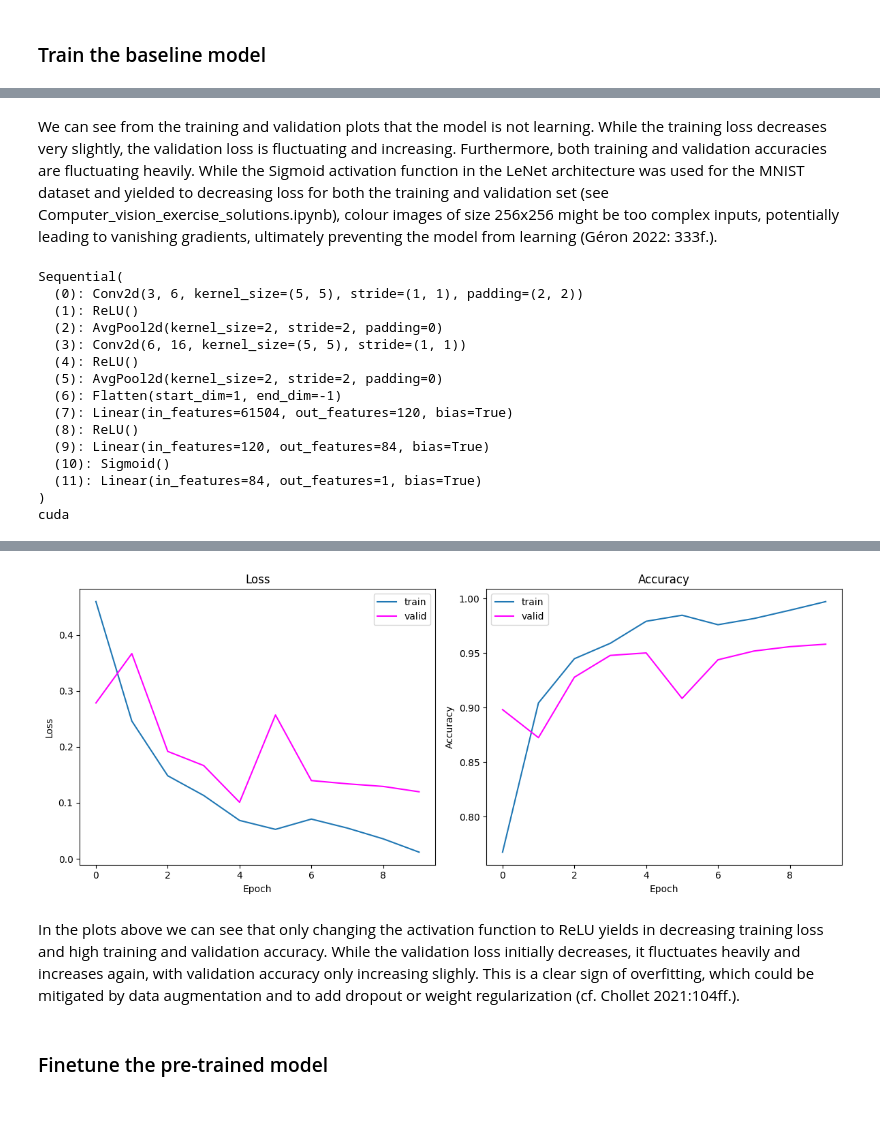
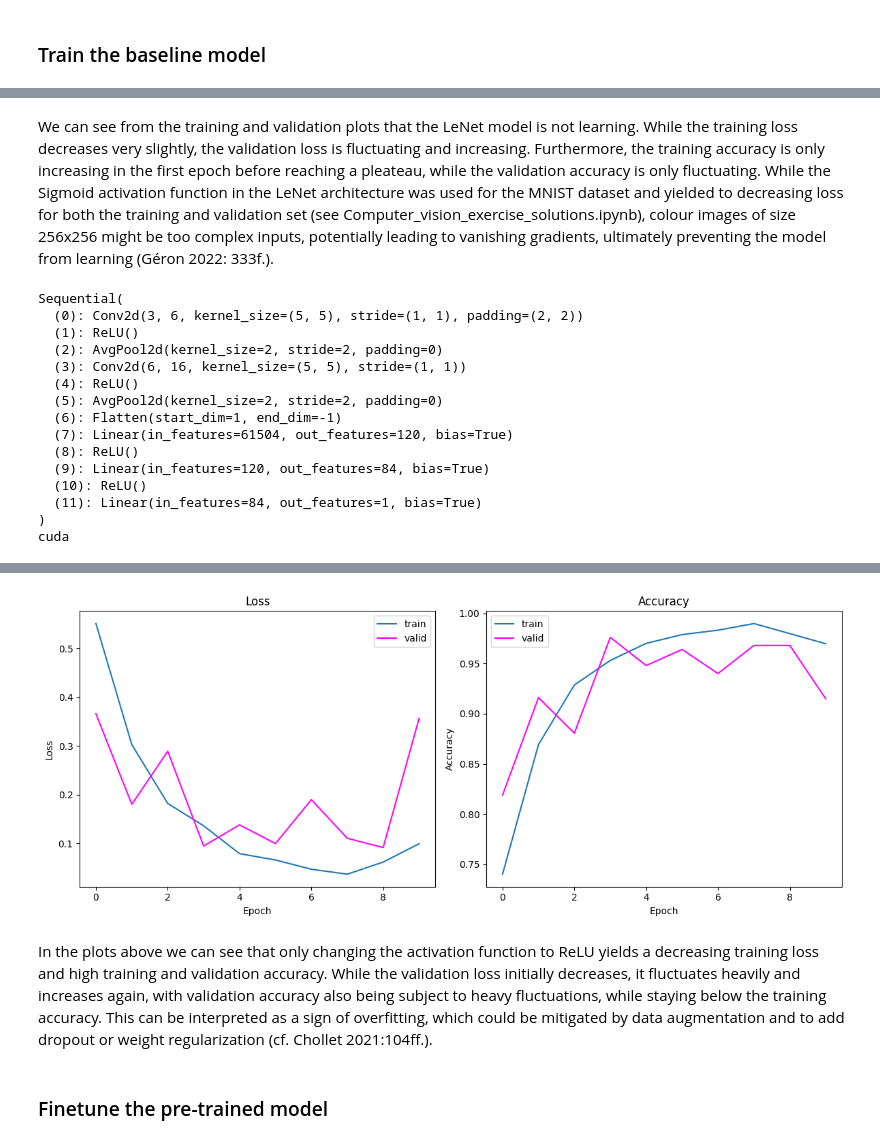
Before and after one commit to reascr/MSC-in-IT-and-Cognition, a Jupyter notebook: AppliedAI/Second_assignment_dataset_3.ipynb, the cells around one changed output, grey strips where cells are left out. Drawn from its saved outputs; the diff is of its cells as text; code cells hidden in the pictures; blank space fills up the shorter version.

```diff
--- a/AppliedAI/Second_assignment_dataset_3.ipynb
+++ b/AppliedAI/Second_assignment_dataset_3.ipynb
@@ -573,6 +569,6 @@ Total training time: 64.96 seconds
 [figure]
 # %% [markdown]
-We can see from the training and validation plots that the model is not learning. While the training loss decreases very slightly, the validation loss is fluctuating and increasing. Furthermore, both training and validation accuracies are fluctuating heavily. While the Sigmoid activation function in the LeNet architecture was used for the MNIST dataset and yielded to decreasing loss for both the training and validation set (see Computer_vision_exercise_solutions.ipynb), colour images of size 256x256 might be too complex inputs, potentially leading to vanishing gradients, ultimately preventing the model from learning (Géron 2022: 333f.).
+We can see from the training and validation plots that the LeNet model is not learning. While the training loss decreases very slightly, the validation loss is fluctuating and increasing. Furthermore, the training accuracy is only increasing in the first epoch before reaching a pleateau, while the validation accuracy is only fluctuating. While the Sigmoid activation function in the LeNet architecture was used for the MNIST dataset and yielded to decreasing loss for both the training and validation set (see Computer_vision_exercise_solutions.ipynb), colour images of size 256x256 might be too complex inputs, potentially leading to vanishing gradients, ultimately preventing the model from learning (Géron 2022: 333f.).
 # %%
 # baseline: LeNet, code modified after Computer_vision_exercise_solutions.ipynb and Géron 2022:463 (LeNet/RELU/NO AUG)
 set_seed(42)
@@ -584,7 +580,7 @@ baseline_model = nn.Sequential(
     nn.AvgPool2d(kernel_size=2, stride=2),
     nn.Flatten(),
     nn.Linear(16 * 62 * 62, 120), nn.ReLU(),
-    nn.Linear(120, 84), nn.Sigmoid(),
+    nn.Linear(120, 84), nn.ReLU(),
     nn.Linear(84, 1) # binary classification
 )
 
@@ -620,7 +616,7 @@ Sequential(
   (7): Linear(in_features=61504, out_features=120, bias=True)
   (8): ReLU()
   (9): Linear(in_features=120, out_features=84, bias=True)
-  (10): Sigmoid()
+  (10): ReLU()
   (11): Linear(in_features=84, out_features=1, bias=True)
 )
 cuda
@@ -673,6 +669,6 @@ Total training time: 71.61 seconds
-[figure, old version]
+[figure, new version]
 # %% [markdown]
-In the plots above we can see that only changing the activation function to ReLU yields in decreasing training loss and high training and validation accuracy. While the validation loss initially decreases, it fluctuates heavily and increases again, with validation accuracy only increasing slighly. This is a clear sign of overfitting, which could be mitigated by data augmentation and to add dropout or weight regularization (cf. Chollet 2021:104ff.).
+In the plots above we can see that only changing the activation function to ReLU yields a decreasing training loss and high training and validation accuracy. While the validation loss initially decreases, it fluctuates heavily and increases again, with validation accuracy also being subject to heavy fluctuations, while staying below the training accuracy. This can be interpreted as a sign of overfitting, which could be mitigated by data augmentation and to add dropout or weight regularization (cf. Chollet 2021:104ff.).
 # %% [markdown]
 ### Finetune the pre-trained model
 # %%
```
Also changed, not shown: parts of 25 cells of this notebook.
